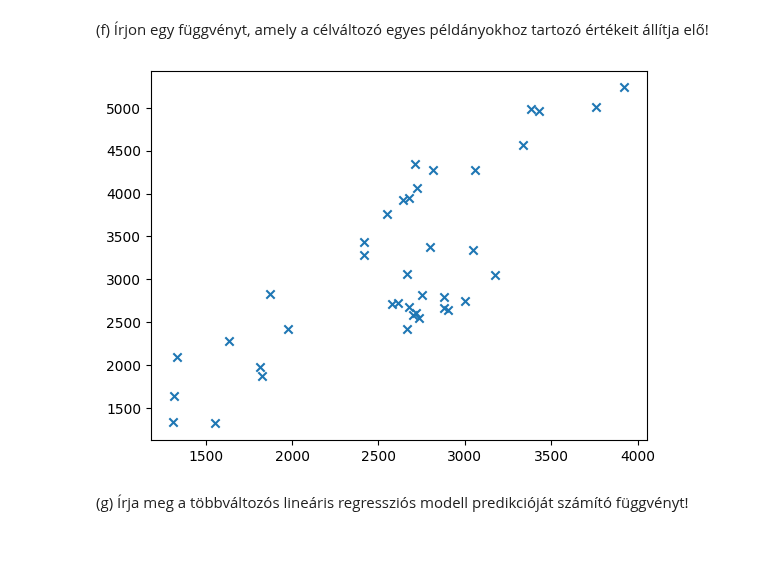
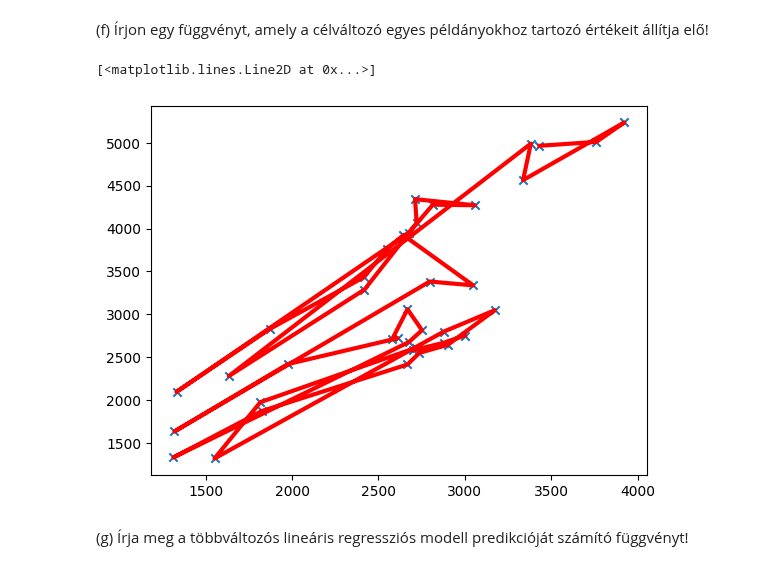
Before and after one commit to MemerGamer/IntelligensModszerekTantargy, a Jupyter notebook: LinearisRegresszio.ipynb, the cells around one changed output. Drawn from its saved outputs; the diff is of its cells as text; code cells hidden in the pictures.

Commit message:
feat:scatter plot

```diff
--- a/LinearisRegresszio.ipynb
+++ b/LinearisRegresszio.ipynb
@@ -645,8 +645,10 @@ assert len(ys) == len(xs)
 assert len(xs) == NUM_INSTANCES
 # %%
 plt.scatter(xs[:,0], ys, marker = 'x');
+plt.plot(xs[:,0],ys, color='red', linewidth=3)
 # %% [output]
+[<matplotlib.lines.Line2D at 0x...>]
-[figure, old version]
+[figure, new version]
 # %% [markdown]
 (g) Írja meg a többváltozós lineáris regressziós modell predikcióját számító függvényt!
 # %%
```
